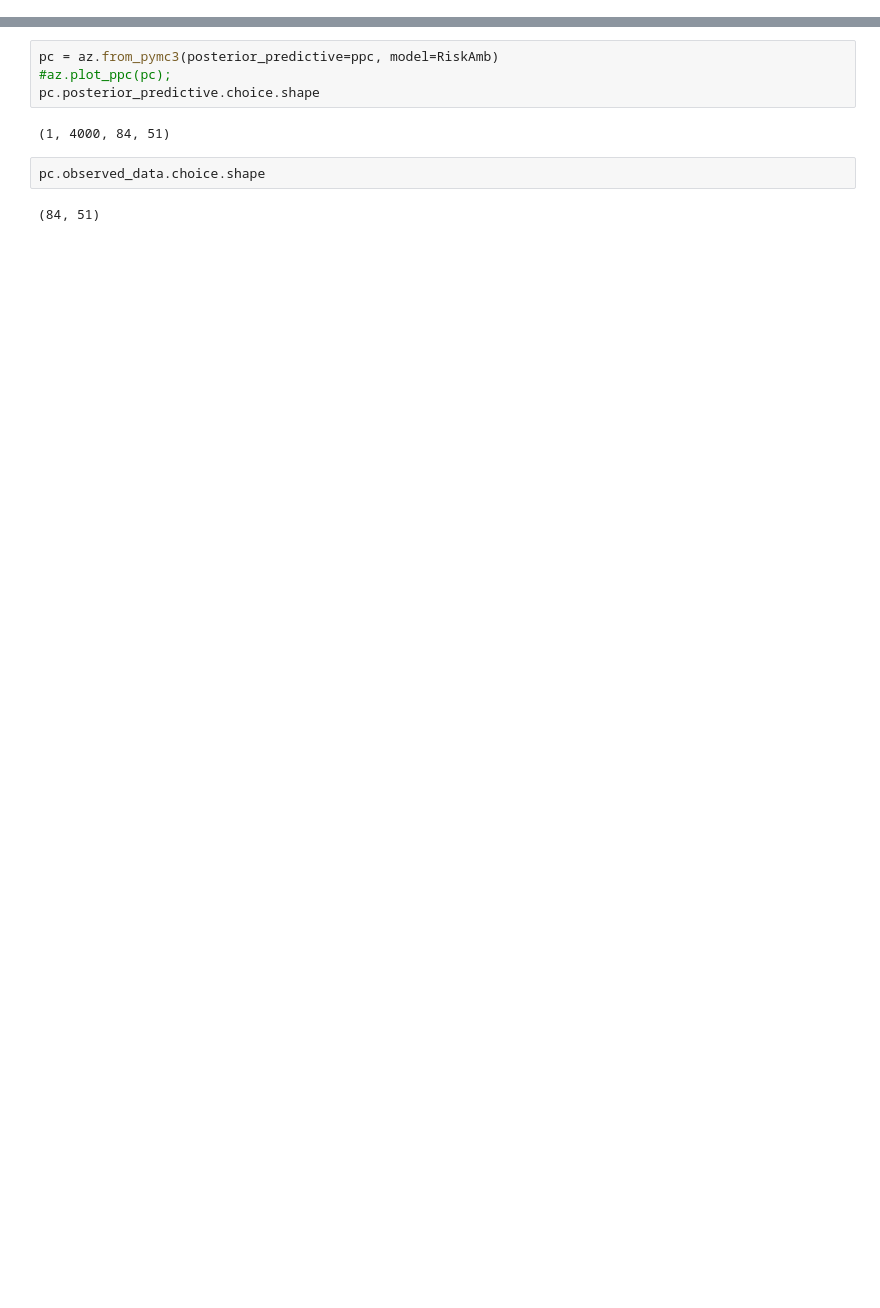
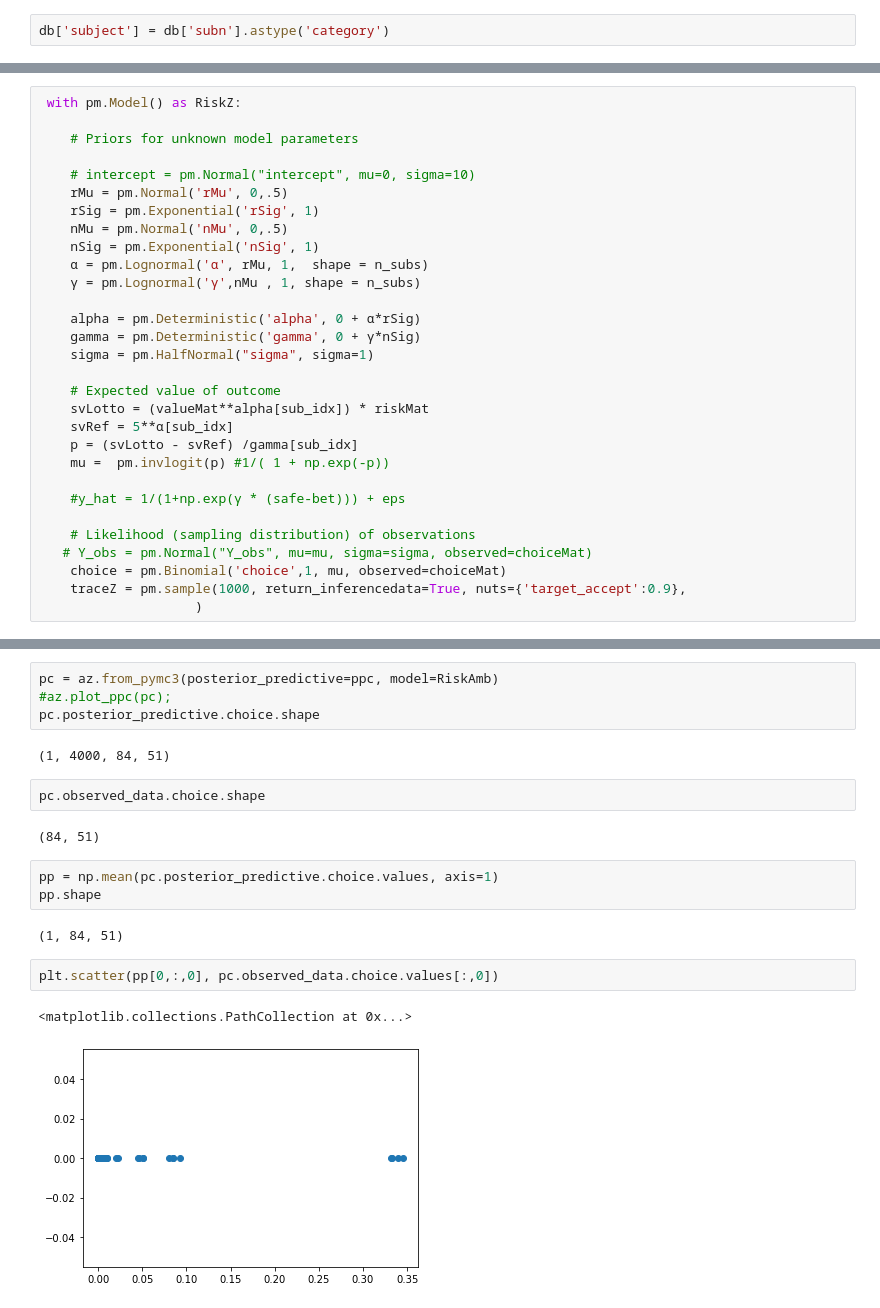
Before and after one commit to KoremNSN/Aging, a Jupyter notebook: RiskandAmbiguity/RiskAmbiguity_pymc.ipynb, the cells around one changed output, grey strips where cells are left out. Cells and saved outputs as stored; diff of their text form; blank space fills up the shorter version.

Commit message:
Added reparametarization option in the Risk model

```diff
--- a/RiskandAmbiguity/RiskAmbiguity_pymc.ipynb
+++ b/RiskandAmbiguity/RiskAmbiguity_pymc.ipynb
@@ -26,6 +26,8 @@ db.head()
 | 2 | 2 | 0.0 | 25 | 0.50 | 0.74 | 11 | 0.0 | 1 |
 | 3 | 3 | 0.0 | 25 | 0.50 | 0.74 | 11 | 0.0 | 1 |
 | 4 | 4 | 0.0 | 25 | 0.25 | 0.00 | 11 | 0.0 | 1 |
+# %%
+db['subject'] = db['subn'].astype('category')
 # %% [markdown]
 transfer values and subjects to arrays
 # %%
@@ -84,3 +86,33 @@ There were 13 divergences after tuning. Increase `target_accept` or reparameteri
 There were 5 divergences after tuning. Increase `target_accept` or reparameterize.
 There were 11 divergences after tuning. Increase `target_accept` or reparameterize.
 There were 11 divergences after tuning. Increase `target_accept` or reparameterize.
+# %%
+ with pm.Model() as RiskZ:
+
+    # Priors for unknown model parameters
+
+    # intercept = pm.Normal("intercept", mu=0, sigma=10)
+    rMu = pm.Normal('rMu', 0,.5)
+    rSig = pm.Exponential('rSig', 1)
+    nMu = pm.Normal('nMu', 0,.5)
+    nSig = pm.Exponential('nSig', 1)
+    α = pm.Lognormal('α', rMu, 1,  shape = n_subs)
+    γ = pm.Lognormal('γ',nMu , 1, shape = n_subs)
+
+    alpha = pm.Deterministic('alpha', 0 + α*rSig)
+    gamma = pm.Deterministic('gamma', 0 + γ*nSig)
+    sigma = pm.HalfNormal("sigma", sigma=1)
+
+    # Expected value of outcome
+    svLotto = (valueMat**alpha[sub_idx]) * riskMat
+    svRef = 5**α[sub_idx]
+    p = (svLotto - svRef) /gamma[sub_idx]
+    mu =  pm.invlogit(p) #1/( 1 + np.exp(-p))
+
+    #y_hat = 1/(1+np.exp(γ * (safe-bet))) + eps
+
+    # Likelihood (sampling distribution) of observations
+   # Y_obs = pm.Normal("Y_obs", mu=mu, sigma=sigma, observed=choiceMat)
+    choice = pm.Binomial('choice',1, mu, observed=choiceMat)
+    traceZ = pm.sample(1000, return_inferencedata=True, nuts={'target_accept':0.9},
+                    )
@@ -181,3 +247,13 @@ pc.posterior_predictive.choice.shape
 pc.observed_data.choice.shape
 # %% [output]
 (84, 51)
+# %%
+pp = np.mean(pc.posterior_predictive.choice.values, axis=1)
+pp.shape
+# %% [output]
+(1, 84, 51)
+# %%
+plt.scatter(pp[0,:,0], pc.observed_data.choice.values[:,0])
+# %% [output]
+<matplotlib.collections.PathCollection at 0x...>
+[figure, added]
```
Also changed, not shown: parts of 3 cells of this notebook.
